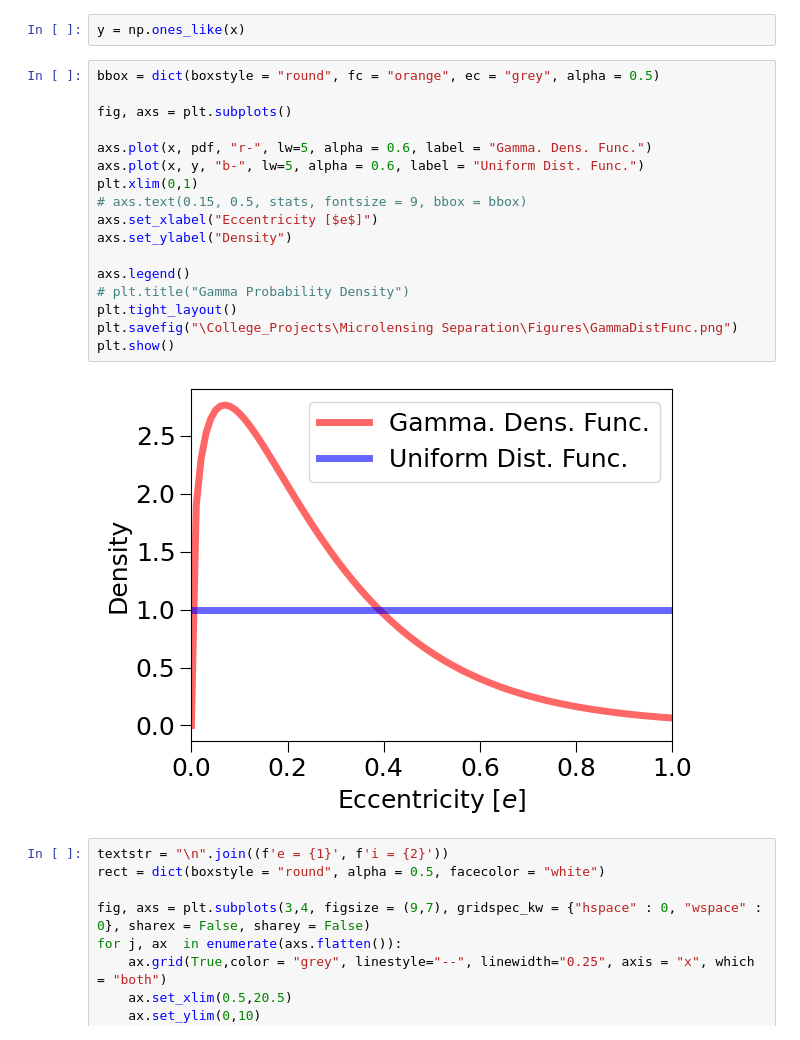
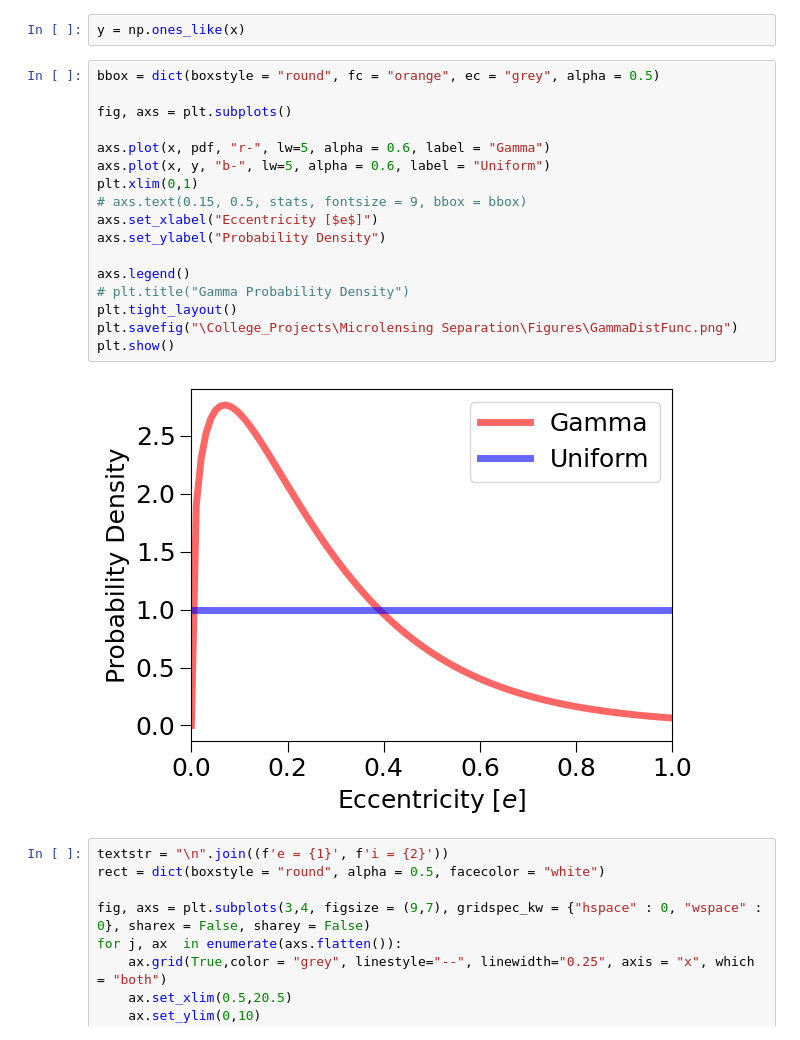
Before and after one commit to victorkarkour/Microlensing-Separation, a Jupyter notebook: Dist_e.ipynb, the cells around one changed output. Cells and saved outputs as stored; diff of their text form.

Commit message:
- Changed Dist of Fract Uncert. and GammaDistFunc Figures
- Changed code of Dist_s_errors to include some stats as well

```diff
--- a/Dist_e.ipynb
+++ b/Dist_e.ipynb
@@ -27,22 +27,22 @@ y = np.ones_like(x)
 # %%
 bbox = dict(boxstyle = "round", fc = "orange", ec = "grey", alpha = 0.5)
 
 fig, axs = plt.subplots()
 
-axs.plot(x, pdf, "r-", lw=5, alpha = 0.6, label = "Gamma. Dens. Func.")
-axs.plot(x, y, "b-", lw=5, alpha = 0.6, label = "Uniform Dist. Func.")
+axs.plot(x, pdf, "r-", lw=5, alpha = 0.6, label = "Gamma")
+axs.plot(x, y, "b-", lw=5, alpha = 0.6, label = "Uniform")
 plt.xlim(0,1)
 # axs.text(0.15, 0.5, stats, fontsize = 9, bbox = bbox)
 axs.set_xlabel("Eccentricity [$e$]")
-axs.set_ylabel("Density")
+axs.set_ylabel("Probability Density")
 
 axs.legend()
 # plt.title("Gamma Probability Density")
 plt.tight_layout()
 plt.savefig("\College_Projects\Microlensing Separation\Figures\GammaDistFunc.png")
 plt.show()
 # %% [output]
-[figure, old version]
+[figure, new version]
 # %%
 textstr = "\n".join((f'e = {1}', f'i = {2}'))
 rect = dict(boxstyle = "round", alpha = 0.5, facecolor = "white")
```
Also changed, not shown: 3 other files.
